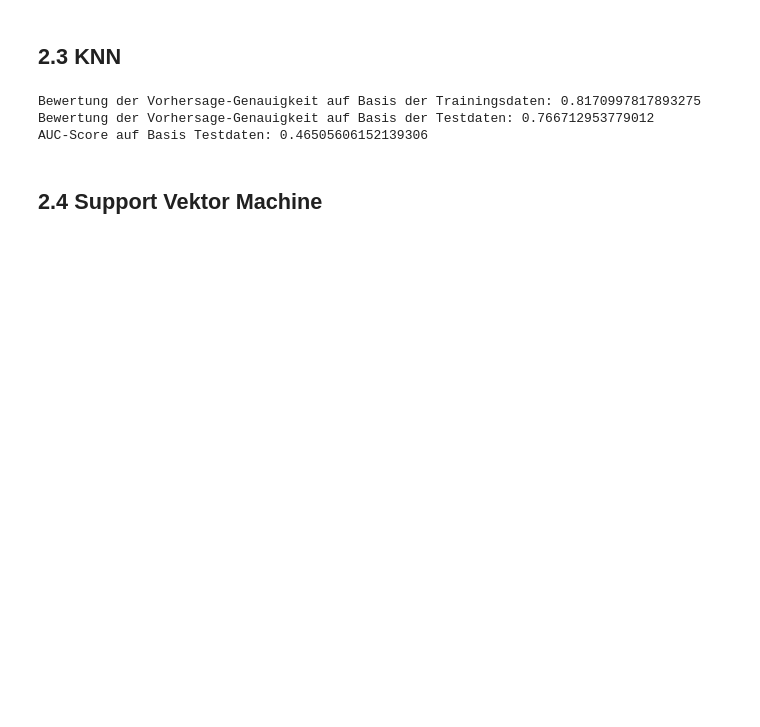
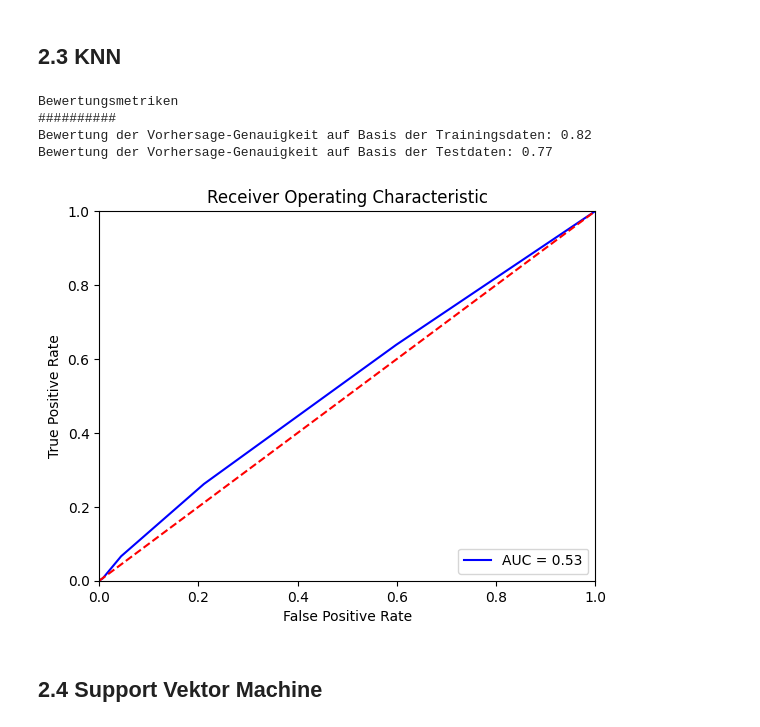
Before and after one commit to sebastianiu/Prognosemodell_Online_Kreditzahlungsverkehr, a Jupyter notebook: models/dev/Modell.ipynb, the cells around one changed output. Drawn from its saved outputs; the diff is of its cells as text; code cells hidden in the pictures; blank space fills up the shorter version.

```diff
--- a/models/dev/Modell.ipynb
+++ b/models/dev/Modell.ipynb
@@ -96,17 +122,22 @@ Please also refer to the documentation for alternative solver options:
 # %%
 from sklearn.neighbors import KNeighborsClassifier
 
 KNN = KNeighborsClassifier()
 KNN.fit(x_train, y_train)
 
 y_pred_proba = KNN.predict_proba(x_test)
 
-print(f"Bewertung der Vorhersage-Genauigkeit auf Basis der Trainingsdaten: {KNN.score(x_train, y_train)}")
-print(f"Bewertung der Vorhersage-Genauigkeit auf Basis der Testdaten: {KNN.score(x_test, y_test)}")
-print(f"AUC-Score auf Basis Testdaten: {roc_auc_score(y_test, y_pred_proba[:,0])}")
+print('Bewertungsmetriken')
+print('#'*20)
+print(f"Bewertung der Vorhersage-Genauigkeit auf Basis der Trainingsdaten: {round(KNN.score(x_train, y_train),2)}")
+print(f"Bewertung der Vorhersage-Genauigkeit auf Basis der Testdaten: {round(KNN.score(x_test, y_test),2)}")
+print('\n')
+auc_visualisierung(KNN,x_test,y_test)
 # %% [output]
-Bewertung der Vorhersage-Genauigkeit auf Basis der Trainingsdaten: 0.8170997817893275
-Bewertung der Vorhersage-Genauigkeit auf Basis der Testdaten: 0.766712953779012
-AUC-Score auf Basis Testdaten: 0.46505606152139306
+Bewertungsmetriken
+##########
+Bewertung der Vorhersage-Genauigkeit auf Basis der Trainingsdaten: 0.82
+Bewertung der Vorhersage-Genauigkeit auf Basis der Testdaten: 0.77
+[figure, added]
 # %% [markdown]
 ## 2.4 Support Vektor Machine
```
Also changed, not shown: parts of 4 cells of this notebook.
